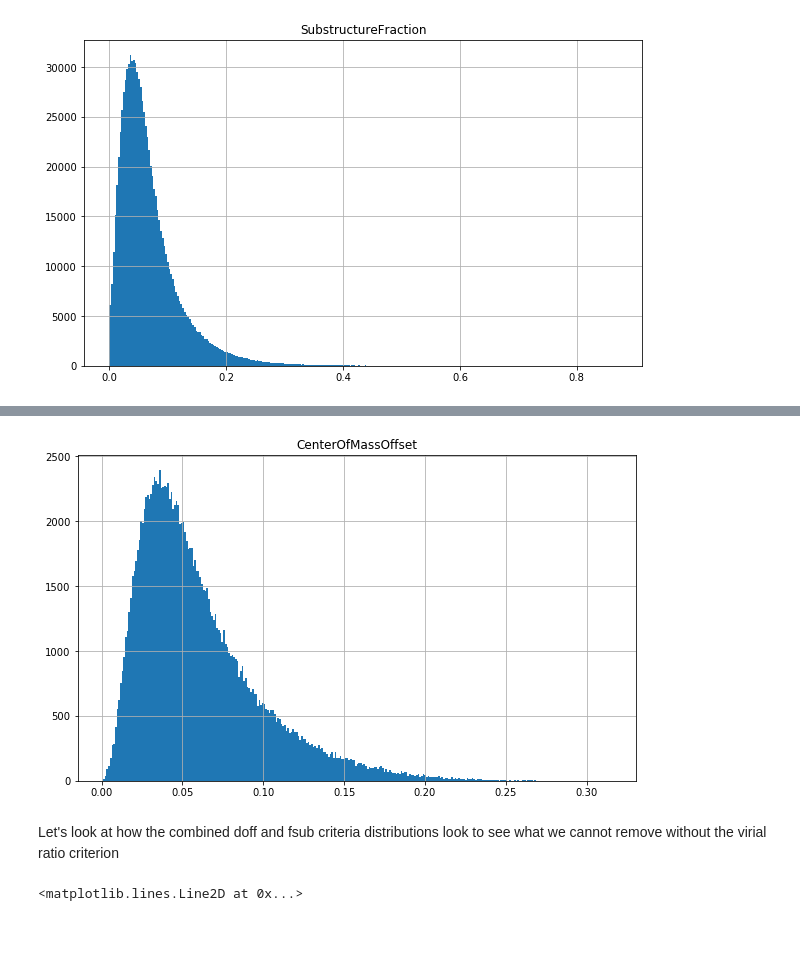
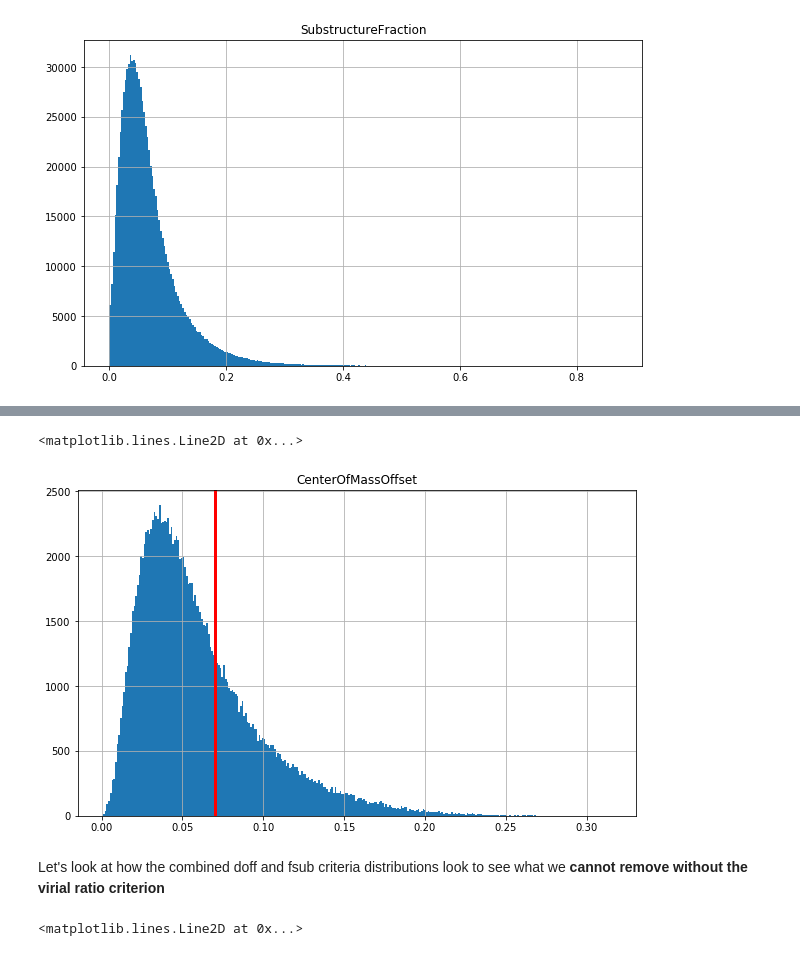
Before and after one commit to LSSTDESC/clmassmod, a Jupyter notebook: notebooks/MXXL_Relaxedness_Test.ipynb, the cells around one changed output, grey strips where cells are left out. Saved outputs shown, nothing was run; the diff lists cells and outputs as text; code cells hidden in the pictures.

```diff
--- a/notebooks/MXXL_Relaxedness_Test.ipynb
+++ b/notebooks/MXXL_Relaxedness_Test.ipynb
@@ -88,3 +91,4 @@ vir_crit = halos_list['VirialRatio'] < 1.3
 # %%
 def hist_with_criteria(df, column, criteria, bins=300) :
+    ''' Plot the distribution of column given a criterion '''
     pd.DataFrame.hist(df.loc[criteria],column=[column],bins=300)
@@ -96,9 +116,11 @@ hist_with_criteria(halos_list, 'SubstructureFraction', vir_crit)
 # %%
 hist_with_criteria(halos_list, 'CenterOfMassOffset', vir_crit)
+plt.axvline(0.07,c='r',lw=3.0)
 # %% [output]
+<matplotlib.lines.Line2D at 0x...>
-[figure, old version]
+[figure, new version]
 # %% [markdown]
-Let's look at how the combined doff and fsub criteria distributions look to see what we cannot remove without the virial ratio criterion
+Let's look at how the combined doff and fsub criteria distributions look to see what we **cannot remove without the virial ratio criterion**
 # %%
 hist_with_criteria(halos_list, 'VirialRatio', fsub_crit&doff_crit )
 plt.axvline(1.3,c='r',lw=3.0)
```
Also changed, not shown: parts of 32 cells of this notebook.
